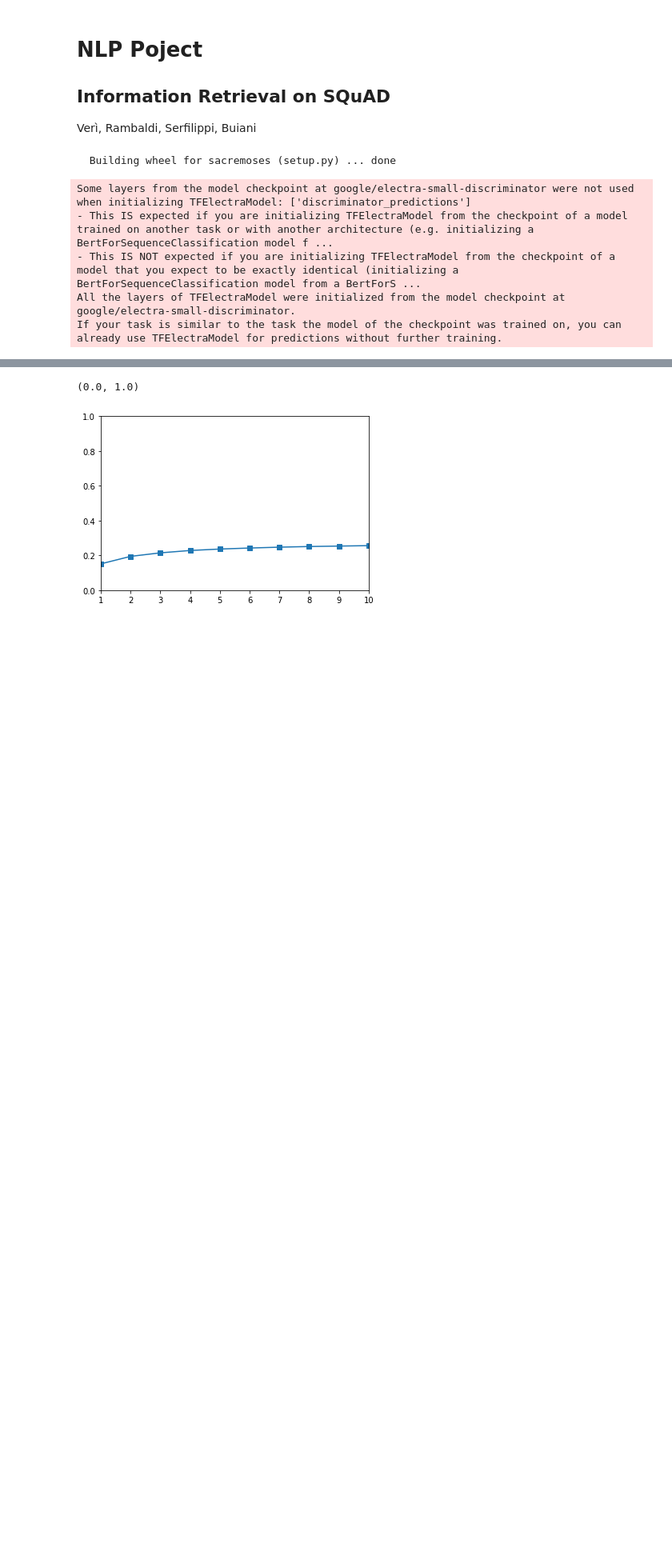
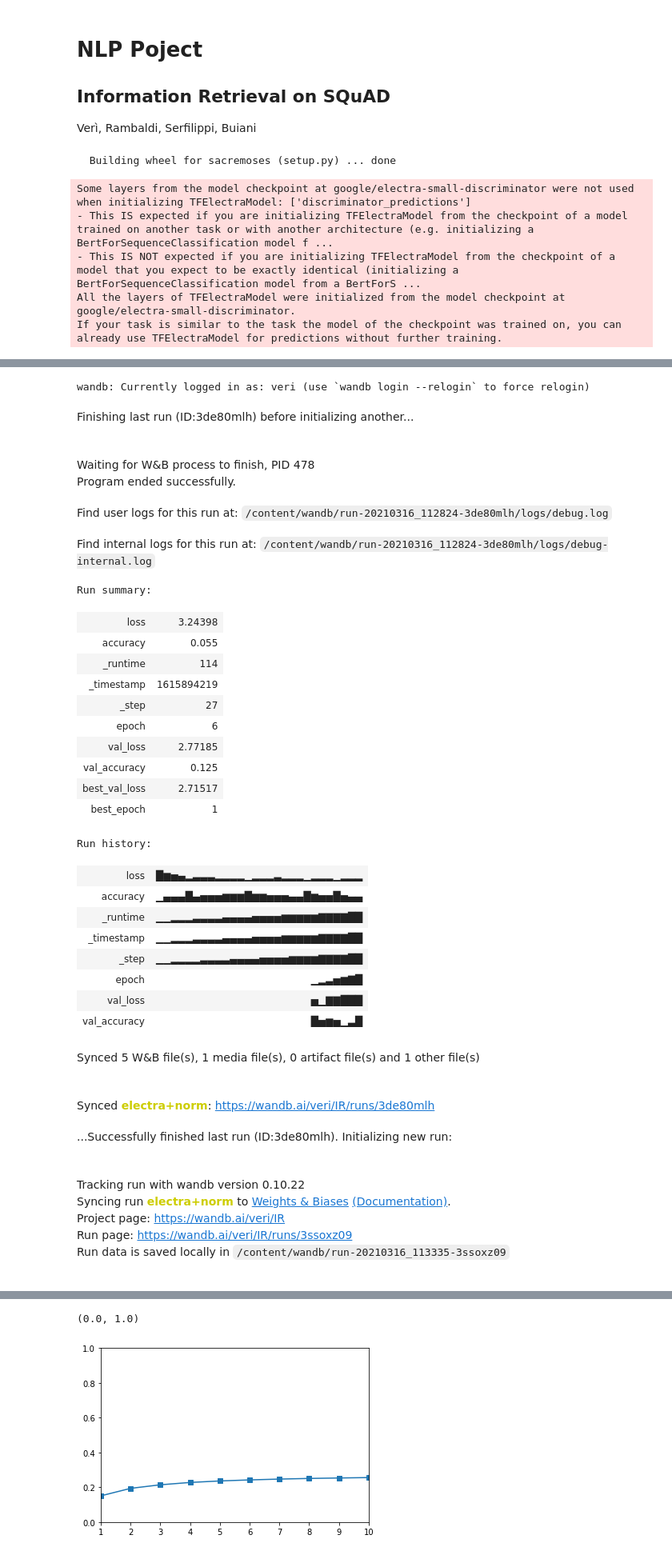
Before and after one commit to the-SQuAD-squad/IR, a Jupyter notebook: IR.ipynb, the cells around one changed output, grey strips where cells are left out. Shown at 80% size. Saved outputs shown, nothing was run; the diff lists cells and outputs as text; code cells hidden in the pictures; blank space fills up the shorter version.

```diff
--- a/IR.ipynb
+++ b/IR.ipynb
@@ -237,31 +237,66 @@ saveDir = os.path.join(os.getcwd(), 'saved_models')
 if not os.path.isdir(saveDir):
     os.makedirs(saveDir)
 chkpt = saveDir + '/squad_check.hdf5'
 
-es_cb = EarlyStopping(monitor='val_loss', patience=5,verbose=1, mode='auto', restore_best_weights=True)
+es_cb = EarlyStopping(monitor='val_loss', patience=10,verbose=1, mode='auto', restore_best_weights=True)
 cp_cb = ModelCheckpoint(filepath = chkpt, monitor='val_loss', verbose=1,
                         save_best_only=True, mode='auto',
                         save_weights_only=True)
 callbacks = [es_cb, cp_cb]
 
 ENABLE_WANDB = True        #@param {type:"boolean"}
 wandb_experiment_name = "electra+norm"  #@param {type: "string"}
 if ENABLE_WANDB:
     !pip install wandb > /dev/null
     !wandb login
     import wandb
     from wandb.keras import WandbCallback
     wandb.init(project="IR", name=wandb_experiment_name)
     wandb.config.batch_size = batch_size
     wandb.config.epochs = epochs
     callbacks.append(WandbCallback(log_batch_frequency=10,
                                    save_weights_only=True))
 
 tf.keras.backend.clear_session()
 
 optimizer = AdamWeightDecay(lr=1e-5, beta_1=0.9, beta_2=0.98, epsilon=1e-9)
 model.compile(optimizer=optimizer, loss="categorical_crossentropy", metrics = "accuracy")
 history = model.fit(seq_train, epochs=epochs,
                     callbacks=callbacks,
                     validation_data=seq_val,
                     batch_size=batch_size)
+# %% [output]
+wandb: Currently logged in as: veri (use `wandb login --relogin` to force relogin)
+Finishing last run (ID:3de80mlh) before initializing another...
+Waiting for W&B process to finish, PID 478
+Program ended successfully.
+Find user logs for this run at: /content/wandb/run-20210316_112824-3de80mlh/logs/debug.log
+Find internal logs for this run at: /content/wandb/run-20210316_112824-3de80mlh/logs/debug-internal.log
+Run summary:
+| loss | 3.24398 |
+| accuracy | 0.055 |
+| _runtime | 114 |
+| _timestamp | 1615894219 |
+| _step | 27 |
+| epoch | 6 |
+| val_loss | 2.77185 |
+| val_accuracy | 0.125 |
+| best_val_loss | 2.71517 |
+| best_epoch | 1 |
+Run history:
+| loss | █▆▅▄▂▃▃▃▂▂▂▂▁▂▂▂▃▂▂▂▁▂▂▂▁▂▂▂ |
+| accuracy | ▁▄▄▄█▄▅▅▅▆▆▆█▆▆▅▅▅▄▄█▆▅▅█▅▄▄ |
+| _runtime | ▁▁▂▂▂▃▃▃▃▄▄▄▄▅▅▅▅▆▆▆▆▆▇▇▇▇██ |
+| _timestamp | ▁▁▂▂▂▃▃▃▃▄▄▄▄▅▅▅▅▆▆▆▆▆▇▇▇▇██ |
+| _step | ▁▁▂▂▂▂▃▃▃▃▄▄▄▄▅▅▅▅▆▆▆▆▇▇▇▇██ |
+| epoch | ▁▂▃▅▆▇█ |
+| val_loss | ▅▁▇▇███ |
+| val_accuracy | █▅▆▅▁▃█ |
+Synced 5 W&B file(s), 1 media file(s), 0 artifact file(s) and 1 other file(s)
+Synced electra+norm: https://wandb.ai/veri/IR/runs/3de80mlh
+...Successfully finished last run (ID:3de80mlh). Initializing new run:
+Tracking run with wandb version 0.10.22
+Syncing run electra+norm to Weights & Biases (Documentation).
+Project page: https://wandb.ai/veri/IR
+Run page: https://wandb.ai/veri/IR/runs/3ssoxz09
+Run data is saved locally in /content/wandb/run-20210316_113335-3ssoxz09
```
Also changed, not shown: parts of 7 cells of this notebook.
